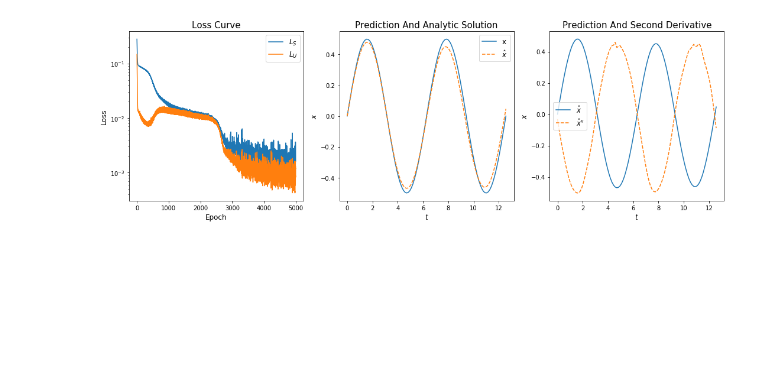
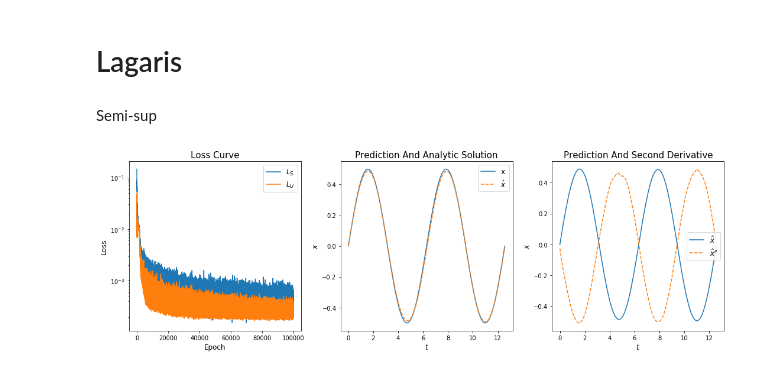
Before and after one commit to dylanrandle/denn, a Jupyter notebook: notebooks/GAN_Paper_Results.ipynb, the cells around one changed output. Saved outputs shown, nothing was run; the diff lists cells and outputs as text; code cells hidden in the pictures; blank space fills up the shorter version.

Commit message:
core plots for paper; small code change (includes BEGAN idea)

```diff
--- a/notebooks/GAN_Paper_Results.ipynb
+++ b/notebooks/GAN_Paper_Results.ipynb
@@ -25,8 +412,12 @@ res = train_GAN_SHO(
+# %% [markdown]
+# Lagaris
 # %%
 from denn.sho.mse_sho import train_MSE
 from denn.utils import Generator
+# %% [markdown]
+Semi-sup
 # %%
 resgnet = Generator(n_hidden_units=30, n_hidden_layers=5, residual=True)
-train_MSE(resgnet, niters=5000)
+train_MSE(resgnet, niters=100000)
 # %% [output]
-[figure, old version]
+[figure, new version]
```
Also changed, not shown: parts of 36 cells of this notebook, 2 other files.
